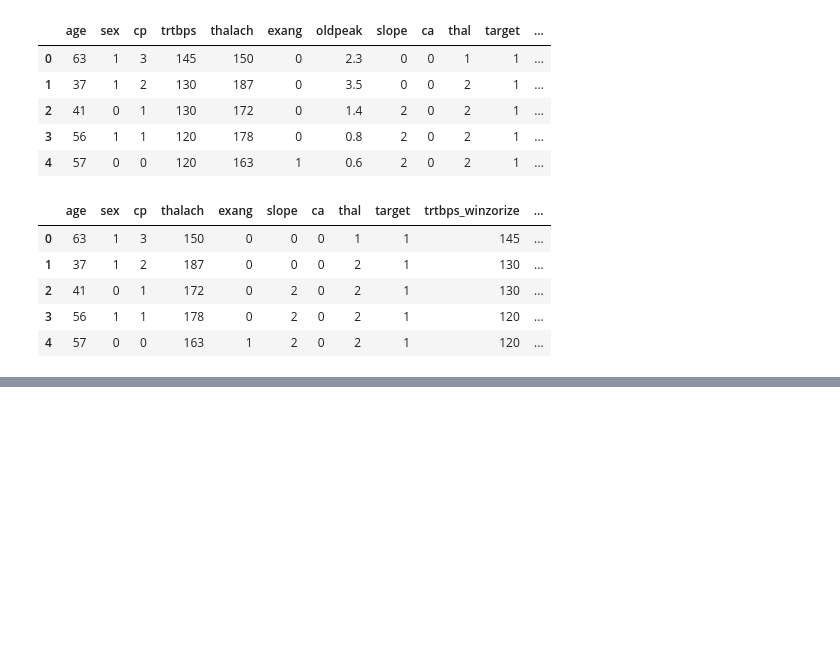
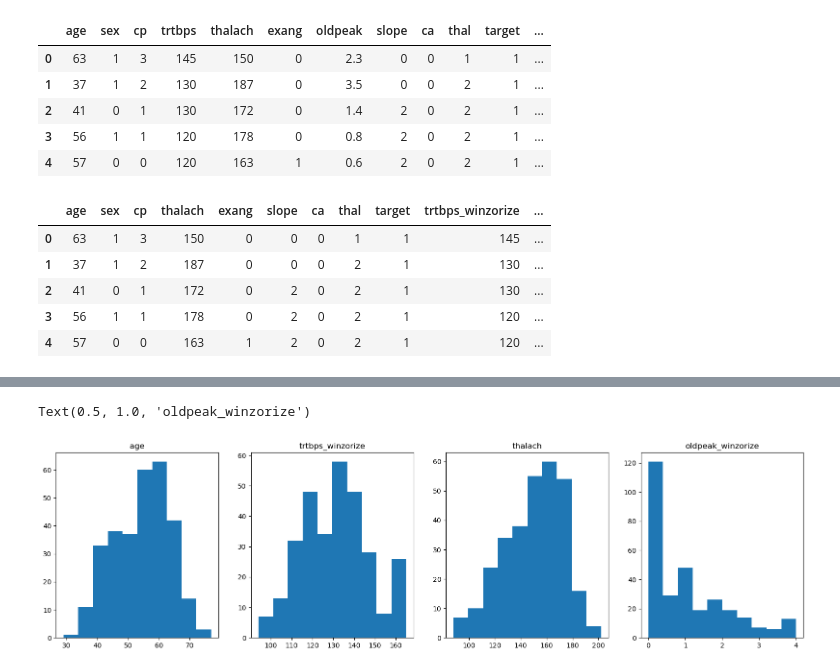
Before and after one commit to quangminh206lnh-collab/Practice_heart_prediction_attack-, a Jupyter notebook: heart_attack_prediction.ipynb, the cells around one changed output, grey strips where cells are left out. Saved outputs shown, nothing was run; the diff lists cells and outputs as text; code cells hidden in the pictures; blank space fills up the shorter version.

```diff
--- a/heart_attack_prediction.ipynb
+++ b/heart_attack_prediction.ipynb
@@ -928,0 +940,17 @@ df.head()
+# %%
+fig, (ax1, ax2, ax3, ax4) = plt.subplots(1, 4, figsize=(20, 5))
+
+ax1.hist(df["age"],)
+ax1.set_title("age")
+
+ax2.hist(df["trtbps_winzorize"],)
+ax2.set_title("trtbps_winzorize")
+
+ax3.hist(df["thalach"], )
+ax3.set_title("thalach")
+
+ax4.hist(df["oldpeak_winzorize"], )
+ax4.set_title("oldpeak_winzorize")
+# %% [output]
+Text(0.5, 1.0, 'oldpeak_winzorize')
+[figure, added]
```
Also changed, not shown: parts of 3 cells of this notebook.
